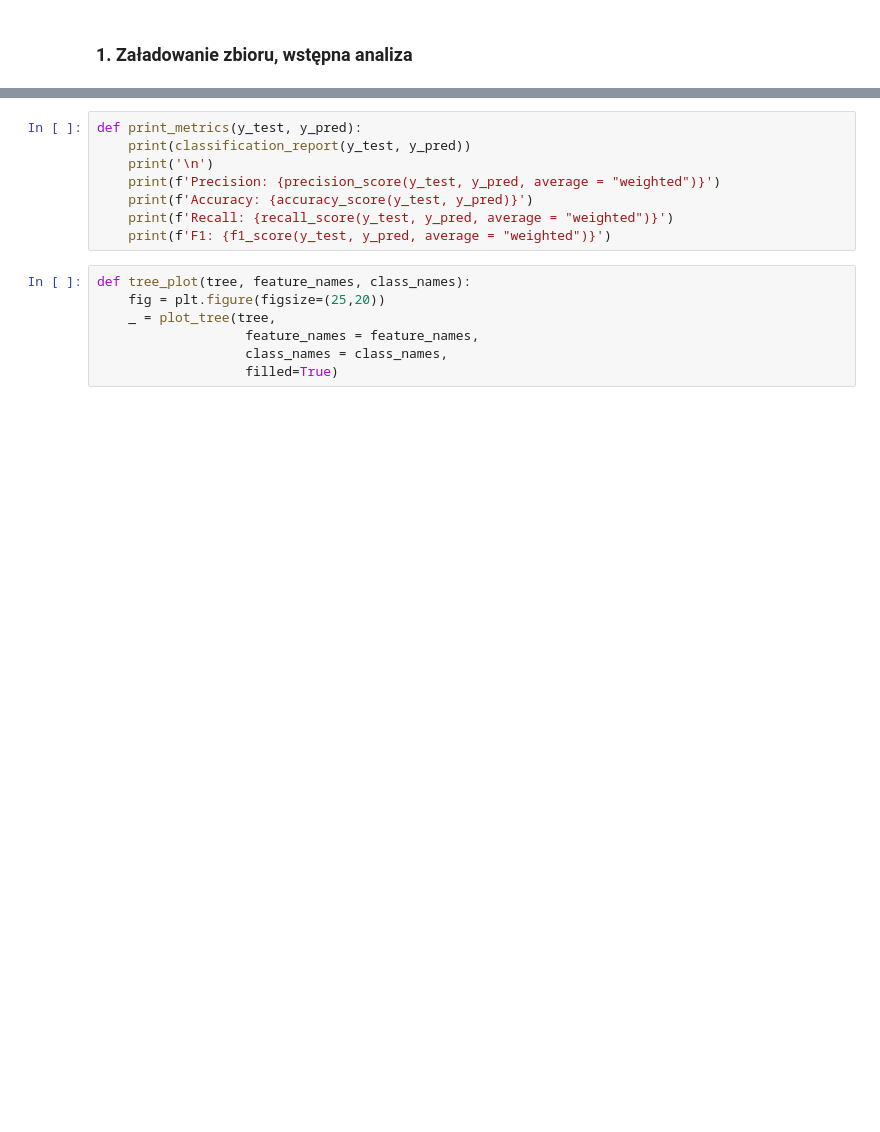
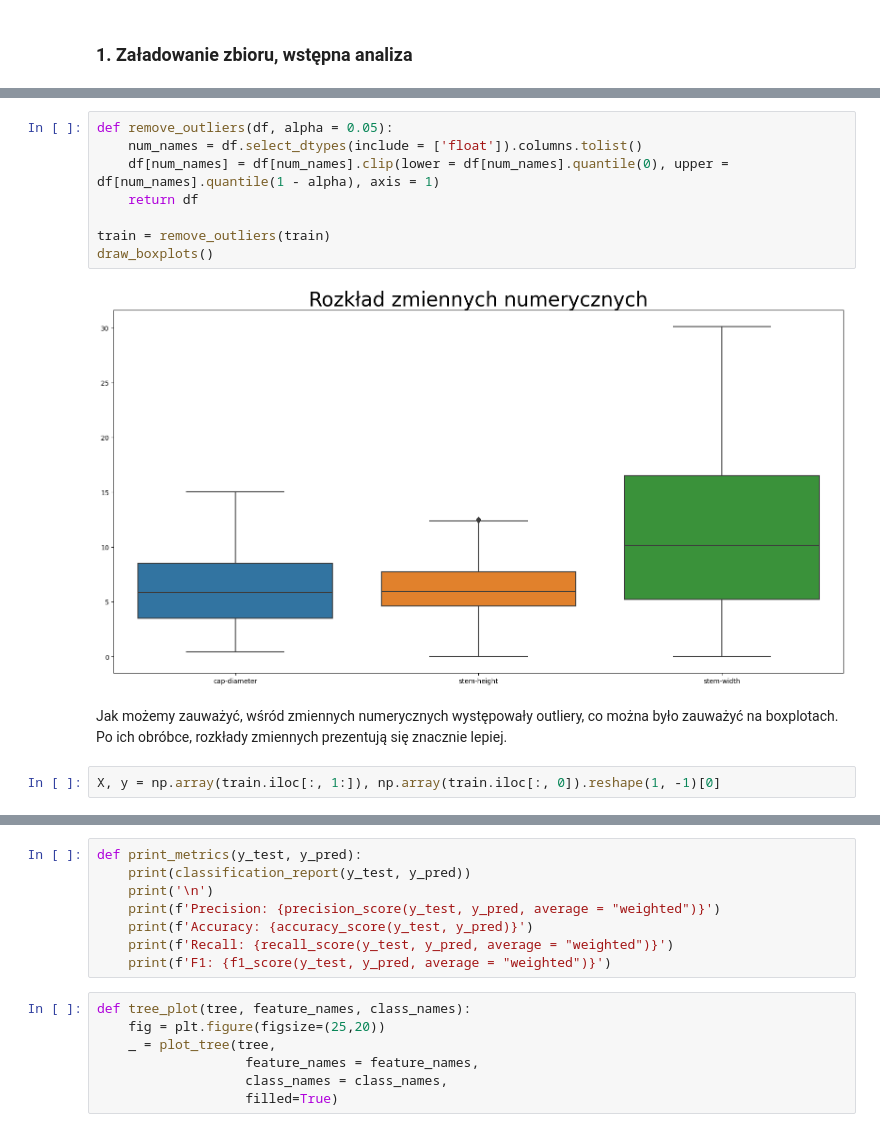
Before and after one commit to mweuro/ML_2024, a Jupyter notebook: task_3/ML_3.ipynb, the cells around one changed output, grey strips where cells are left out. Cells and saved outputs as stored; diff of their text form; blank space fills up the shorter version.

```diff
--- a/task_3/ML_3.ipynb
+++ b/task_3/ML_3.ipynb
@@ -91,0 +206,14 @@ def plain_tree(X, y):
+# %%
+def remove_outliers(df, alpha = 0.05):
+    num_names = df.select_dtypes(include = ['float']).columns.tolist()
+    df[num_names] = df[num_names].clip(lower = df[num_names].quantile(0), upper = df[num_names].quantile(1 - alpha), axis = 1)
+    return df
+
+train = remove_outliers(train)
+draw_boxplots()
+# %% [output]
+[figure, added]
+# %% [markdown]
+Jak możemy zauważyć, wśród zmiennych numerycznych występowały outliery, co można było zauważyć na boxplotach. Po ich obróbce, rozkłady zmiennych prezentują się znacznie lepiej.
+# %%
+X, y = np.array(train.iloc[:, 1:]), np.array(train.iloc[:, 0]).reshape(1, -1)[0]
```
Also changed, not shown: parts of 43 cells of this notebook.
